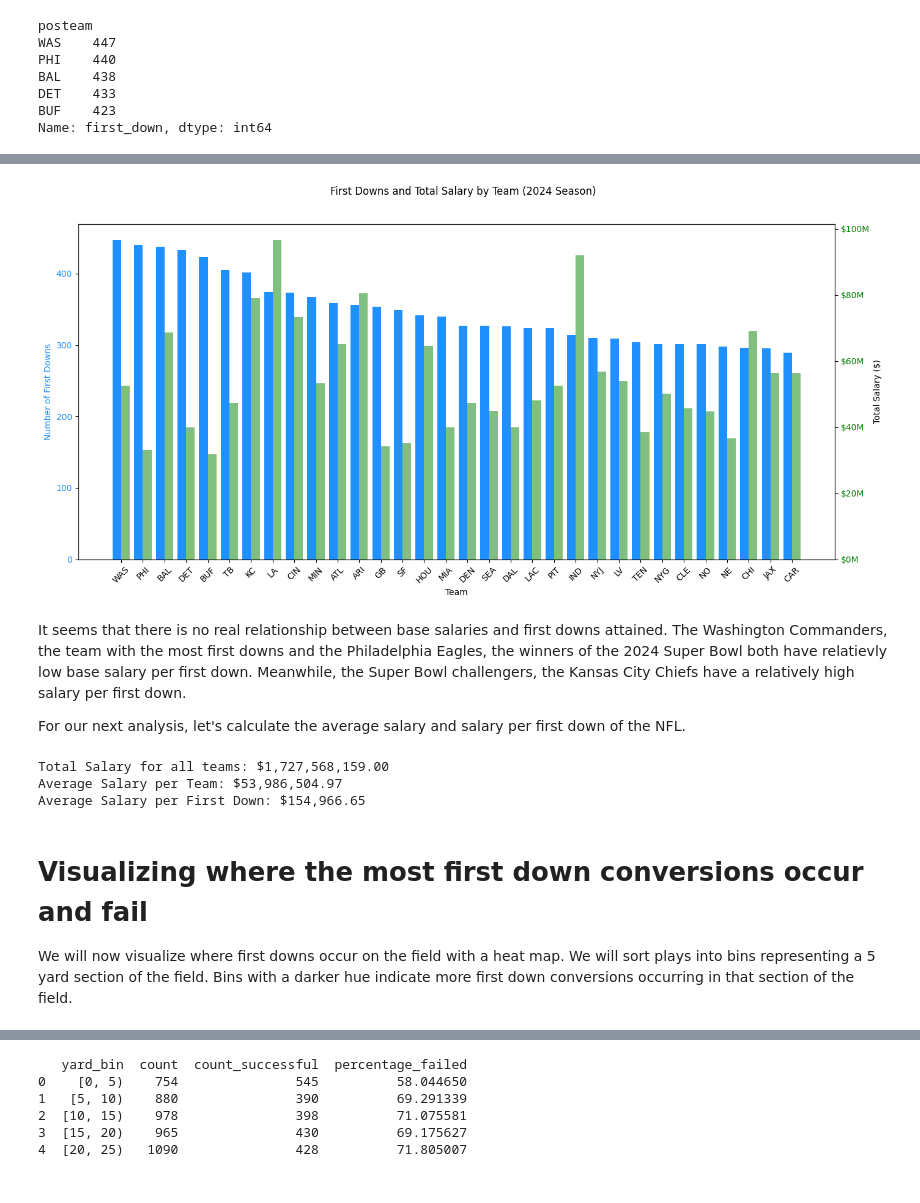
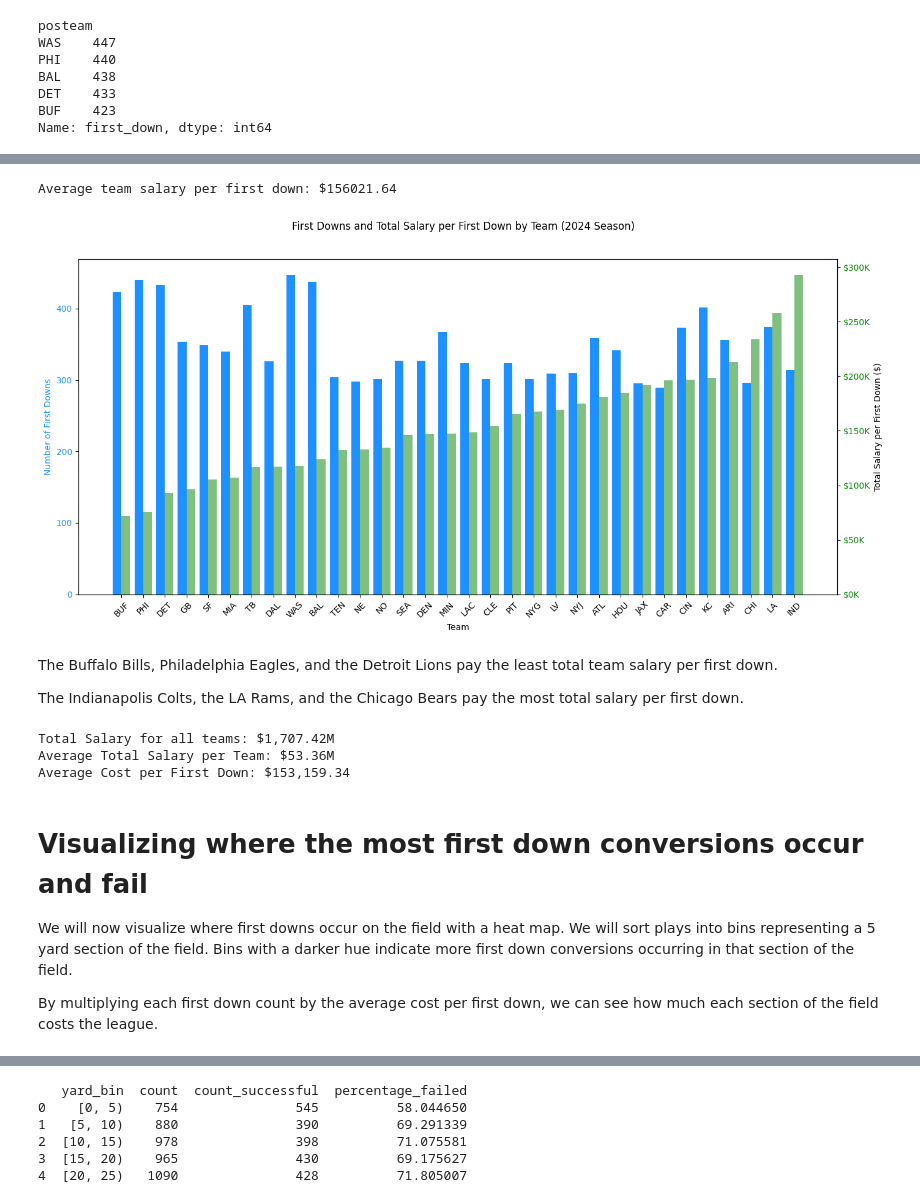
Before and after one commit to azcao95/group-25-mads-milestone-1, a Jupyter notebook: first_down.ipynb, the cells around one changed output, grey strips where cells are left out. Drawn from its saved outputs; the diff is of its cells as text; code cells hidden in the pictures.

```diff
--- a/first_down.ipynb
+++ b/first_down.ipynb
@@ -176,16 +225,15 @@ active_offensive_players = active_roster_data[
 ]
 
 # Get only unique player names
-active_offensive_players = active_offensive_players[['player_name', 'team', 'position']].drop_duplicates()
+active_offensive_players = active_offensive_players[['player_name', 'team', 'position', 'player_id']].drop_duplicates()
 
 active_offensive_players
 
 # Merge active offensive players with salary data
 active_offensive_players = pd.merge(
     active_offensive_players,
-    player_salary_df[['player_name_x', 'base_salary']],
-    left_on='player_name',
-    right_on='player_name_x',
+    player_salary_df[['player_name_x', 'base_salary', 'player_id']],
+    on= 'player_id',
     how='left'
 )
 
@@ -254,0 +308,7 @@ team_first_downs_with_salary.head()
+# %%
+team_first_downs_with_salary['salary_per_first_down'] = team_first_downs_with_salary['total_salary'] / team_first_downs_with_salary['first_downs']
+# Display the final DataFrame
+
+team_first_downs_with_salary = team_first_downs_with_salary.sort_values(by='salary_per_first_down', ascending=True)
+
+team_first_downs_with_salary.head()
@@ -255,40 +322,45 @@ team_first_downs_with_salary.head()
+# %%
+average_team_salary_per_first_down = team_first_downs_with_salary['salary_per_first_down'].mean()
+print(f"Average team salary per first down: ${average_team_salary_per_first_down:.2f}")
+# %% [output]
+Average team salary per first down: $156021.64
 # %%
 fig, ax1 = plt.subplots(figsize=(14, 7))
 
 # Set bar width and positions
 bar_width = 0.4
 x = np.arange(len(team_first_downs_with_salary))
 
 # Bars for first downs (left y-axis)
 ax1.bar(x - bar_width/2, team_first_downs_with_salary['first_downs'],
     width=bar_width, color='dodgerblue', label='First Downs')
 ax1.set_xlabel('Team')
 ax1.set_ylabel('Number of First Downs', color='dodgerblue')
 ax1.tick_params(axis='y', labelcolor='dodgerblue')
 ax1.set_xticks(x)
 ax1.set_xticklabels(team_first_downs_with_salary['team'], rotation=45)
 
 # Bars for total salary (right y-axis)
 ax2 = ax1.twinx()
-ax2.bar(x + bar_width/2, team_first_downs_with_salary['total_salary'],
-    width=bar_width, color='green', alpha=0.5, label='Total Salary')
-ax2.set_ylabel('Total Salary ($)',)
+ax2.bar(x + bar_width/2, team_first_downs_with_salary['salary_per_first_down'],
+    width=bar_width, color='green', alpha=0.5, label='Total Salary per First Down')
+ax2.set_ylabel('Total Salary per First Down ($)',)
 ax2.tick_params(axis='y', labelcolor='green')
-formatter = FuncFormatter(lambda x, _: f'${x*1e-6:.0f}M')
+formatter = FuncFormatter(lambda x, _: f'${x*1e-3:.0f}K')
 ax2.yaxis.set_major_formatter(formatter)
 
 ax2.tick_params(axis='y')
 
 # Legends and title
-fig.suptitle('First Downs and Total Salary by Team (2024 Season)')
+fig.suptitle('First Downs and Total Salary per First Down by Team (2024 Season)')
 fig.tight_layout(rect=[0, 0, 1, 0.96])
 plt.show()
 # %% [output]
-[figure, old version]
+[figure, new version]
 # %% [markdown]
-It seems that there is no real relationship between base salaries and first downs attained. The Washington Commanders, the team with the most first downs and the Philadelphia Eagles, the winners of the 2024 Super Bowl both have relatievly low base salary per first down. Meanwhile, the Super Bowl challengers, the Kansas City Chiefs have a relatively high salary per first down.
+The Buffalo Bills, Philadelphia Eagles, and the Detroit Lions pay the least total team salary per first down.
 
-For our next analysis, let's calculate the average salary and salary per first down of the NFL.
+The Indianapolis Colts, the LA Rams, and the Chicago Bears pay the most total salary per first down.
 # %%
 total_salary = team_first_downs_with_salary['total_salary'].sum()
 
@@ -298,17 +370,19 @@ average_team_salary = total_salary / num_teams
 
 average_salary_per_first_down = total_salary / total_first_downs if total_first_downs > 0 else 0
 
-print(f"Total Salary for all teams: ${total_salary:,.2f}")
-print(f"Average Salary per Team: ${average_team_salary:,.2f}")
-print(f"Average Salary per First Down: ${average_salary_per_first_down:,.2f}")
+print(f"Total Salary for all teams: ${total_salary/1000_000:,.2f}M")
+print(f"Average Total Salary per Team: ${average_team_salary/1000_000:,.2f}M")
+print(f"Average Cost per First Down: ${average_salary_per_first_down:,.2f}")
 # %% [output]
-Total Salary for all teams: $1,727,568,159.00
-Average Salary per Team: $53,986,504.97
-Average Salary per First Down: $154,966.65
+Total Salary for all teams: $1,707.42M
+Average Total Salary per Team: $53.36M
+Average Cost per First Down: $153,159.34
 # %% [markdown]
 # Visualizing where the most first down conversions occur and fail
 
 We will now visualize where first downs occur on the field with a heat map. We will sort plays into bins representing a 5 yard section of the field. Bins with a darker hue indicate more first down conversions occurring in that section of the field.
+
+By multiplying each first down count by the average cost per first down, we can see how much each section of the field costs the league.
 # %%
 # Extract the yardline_100 and side_of_field (if exists) or just yardline_100
 # yardline_100 is yards from opponent's end zone (0 to 100)
```
Also changed, not shown: parts of 24 cells of this notebook.
